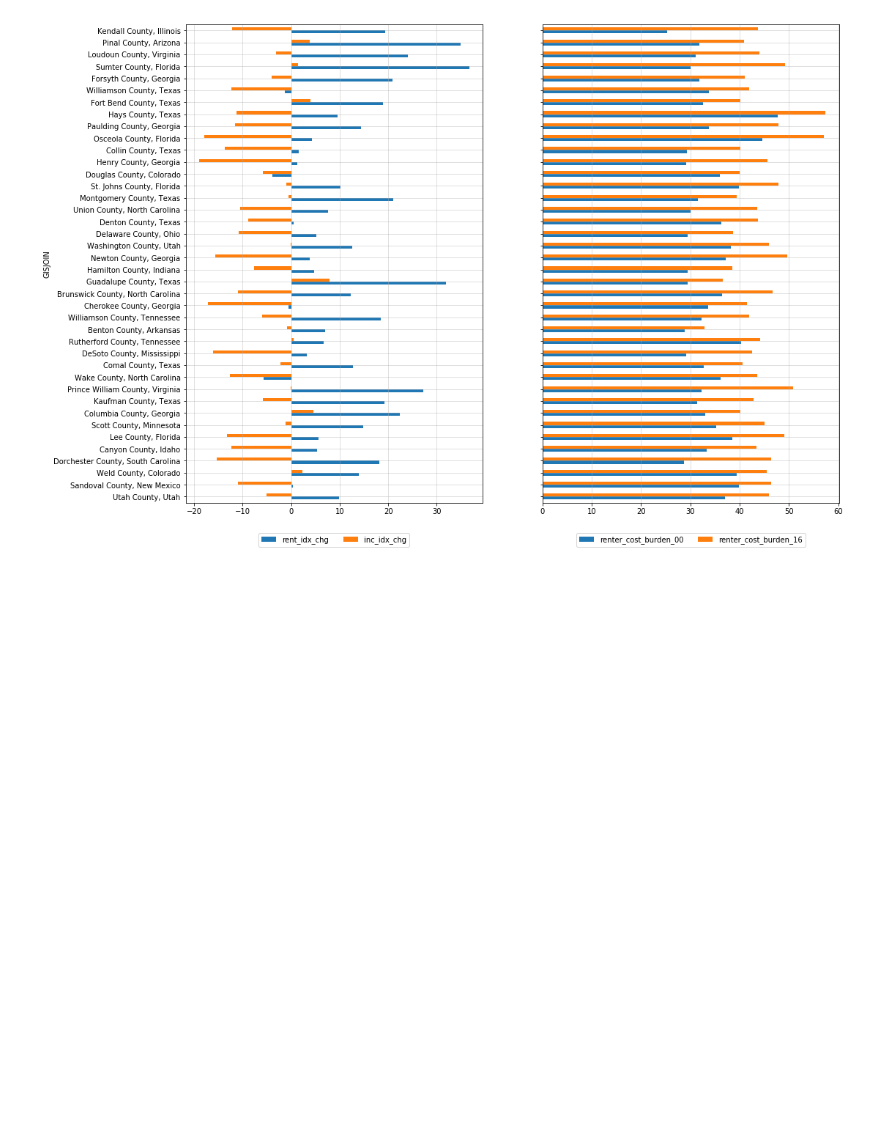
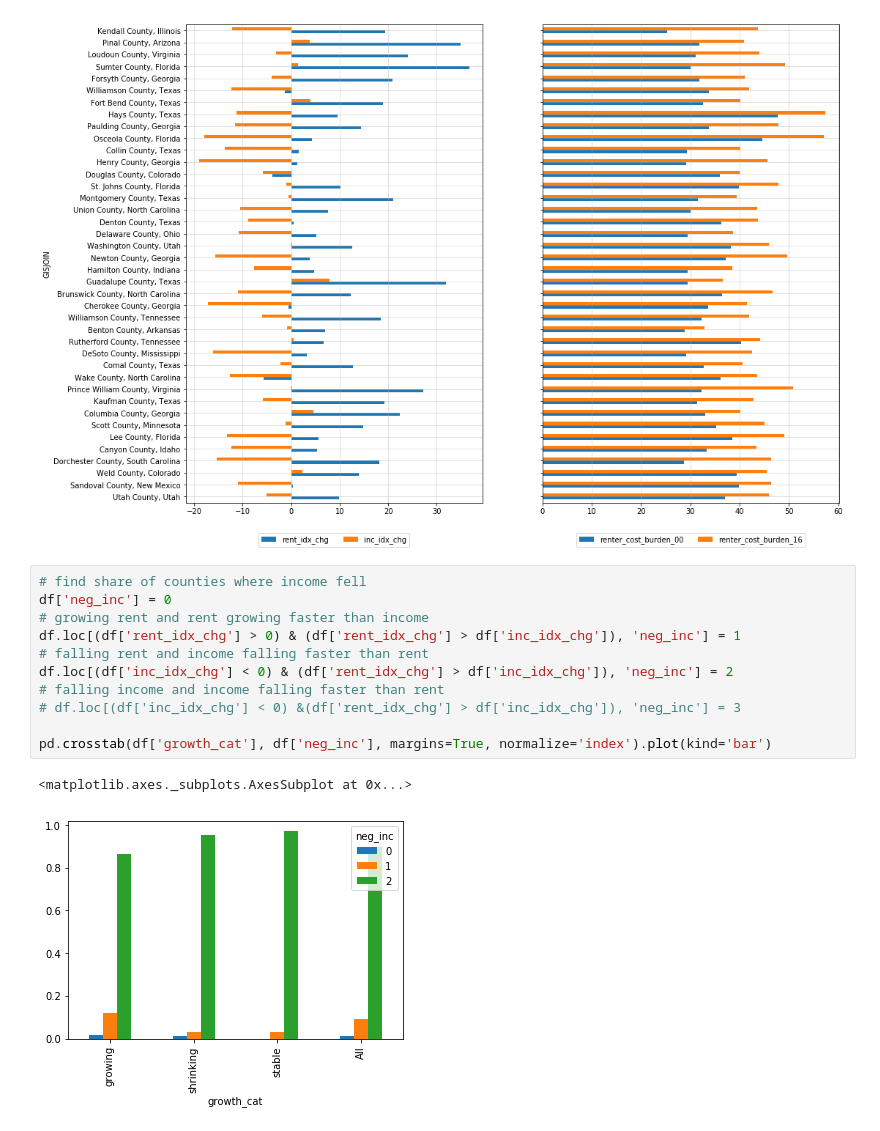
Before and after one commit to ecseymour/cost_burden, a Jupyter notebook: notebooks/county_cost_burden_scratch.ipynb, the cells around one changed output. Cells and saved outputs as stored; diff of their text form; blank space fills up the shorter version.

```diff
--- a/notebooks/county_cost_burden_scratch.ipynb
+++ b/notebooks/county_cost_burden_scratch.ipynb
@@ -293,3 +293,17 @@ ax2.legend(loc='lower center', bbox_to_anchor=(0.5, -0.1), ncol=2)
 # %% [output]
 <matplotlib.legend.Legend at 0x...>
 [figure]
+# %%
+# find share of counties where income fell
+df['neg_inc'] = 0
+# growing rent and rent growing faster than income
+df.loc[(df['rent_idx_chg'] > 0) & (df['rent_idx_chg'] > df['inc_idx_chg']), 'neg_inc'] = 1
+# falling rent and income falling faster than rent
+df.loc[(df['inc_idx_chg'] < 0) & (df['rent_idx_chg'] > df['inc_idx_chg']), 'neg_inc'] = 2
+# falling income and income falling faster than rent
+# df.loc[(df['inc_idx_chg'] < 0) &(df['rent_idx_chg'] > df['inc_idx_chg']), 'neg_inc'] = 3
+
+pd.crosstab(df['growth_cat'], df['neg_inc'], margins=True, normalize='index').plot(kind='bar')
+# %% [output]
+<matplotlib.axes._subplots.AxesSubplot at 0x...>
+[figure, added]
```
Also changed, not shown: parts of 1 cell of this notebook, 5 other files.
